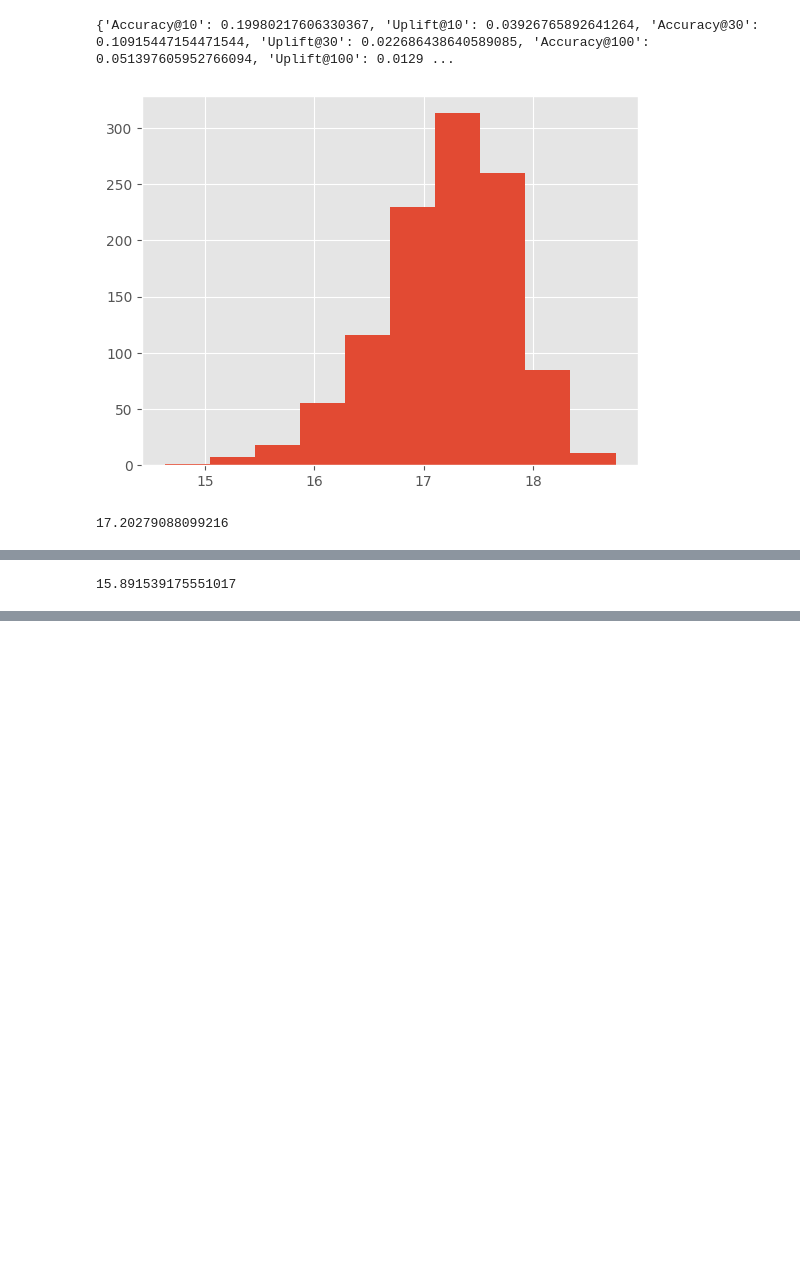
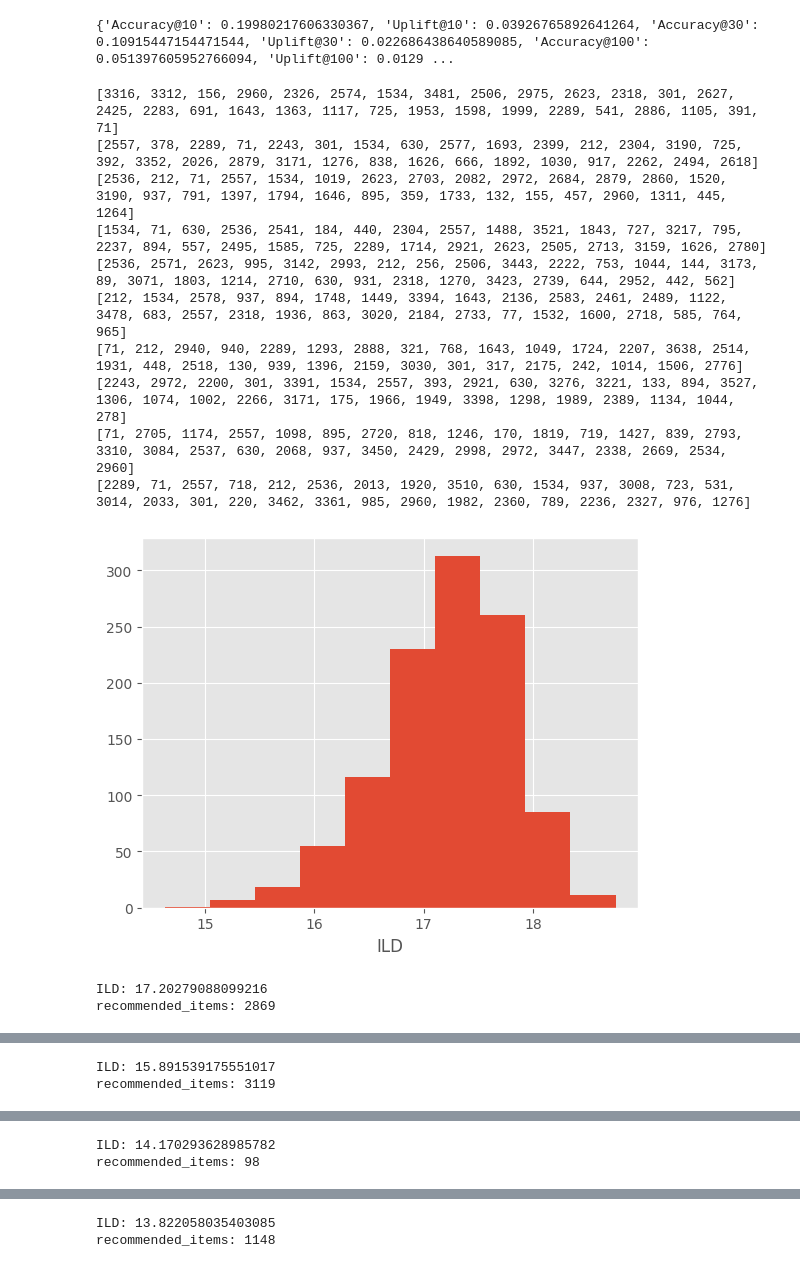
Before and after one commit to tishii2479/my-master-project, a Jupyter notebook: proj-03/notebooks/exp_diversity.ipynb, the cells around one changed output, grey strips where cells are left out. Drawn from its saved outputs; the diff is of its cells as text; code cells hidden in the pictures; blank space fills up the shorter version.

```diff
--- a/proj-03/notebooks/exp_diversity.ipynb
+++ b/proj-03/notebooks/exp_diversity.ipynb
@@ -17,14 +17,14 @@ user_n, item_n = params["user_n"], params["item_n"]
 # %% [output]
 params: {'user_n': 1096, 'item_n': 3664}
 # %%
-uplift_based_nn_model, losses, results = train_nn(
+uplift_based_nn_model, losses, results = train(
     df=df,
     user_n=user_n,
     item_n=item_n,
     args=Args(batch_size=1000, epochs=5000, model="nn", lmda=1e-8),
 )
 
-accuracy_based_nn_model, losses, results = train_nn(
+accuracy_based_nn_model, losses, results = train(
     df=df,
     user_n=user_n,
     item_n=item_n,
@@ -37,14 +37,14 @@ accuracy_based_nn_model, losses, results = train_nn(
     ),
 )
 
-uplift_based_mf_model, losses, results = train_nn(
+uplift_based_mf_model, losses, results = train(
     df=df,
     user_n=user_n,
     item_n=item_n,
     args=Args(batch_size=1000, epochs=5000, model="mf", lmda=1e-8),
 )
 
-accuracy_based_mf_model, losses, results = train_nn(
+accuracy_based_mf_model, losses, results = train(
     df=df,
     user_n=user_n,
     item_n=item_n,
@@ -80,29 +80,56 @@ accuracy_based_mf_model, losses, results = train_nn(
 # %%
 k = 30
 
-for model in [uplift_based_mf_model, accuracy_based_mf_model]:
+for model in [
+    uplift_based_mf_model,
+    accuracy_based_mf_model,
+    uplift_based_nn_model,
+    accuracy_based_nn_model,
+]:
     model.eval()
     s = []
+    rec_item_set = set()
+
+    embeddings = (
+        accuracy_based_nn_model.item_embedding.forward(torch.arange(item_n))
+        .cpu()
+        .detach()
+        .numpy()
+    )
     for u in tqdm.tqdm(range(user_n)):
         y = model.forward(
             u=torch.LongTensor([u] * item_n),
             i=torch.arange(item_n),
         )
         rec_list = y.argsort().cpu().detach().numpy()[::-1][:k].tolist()
-        embeddings = accuracy_based_nn_model.item_embedding.forward(
-            torch.LongTensor(rec_list)
-        ).cpu().detach().numpy()
+
+        if u < 10:
+            print(rec_list)
+        rec_item_set |= set(rec_list)
 
         d = 0
-        for i in range(k):
-            for j in range(k):
+        for i in rec_list:
+            for j in rec_list:
                 d += np.linalg.norm(embeddings[i] - embeddings[j])
         d /= k * k
         s.append(d)
 
     plt.hist(s)
+    plt.xlabel("ILD")
     plt.show()
-    print(sum(s) / len(s))
+    print("ILD:", sum(s) / len(s))
+    print("recommended_items:", len(rec_item_set))
 # %% [output]
+[3316, 3312, 156, 2960, 2326, 2574, 1534, 3481, 2506, 2975, 2623, 2318, 301, 2627, 2425, 2283, 691, 1643, 1363, 1117, 725, 1953, 1598, 1999, 2289, 541, 2886, 1105, 391, 71]
+[2557, 378, 2289, 71, 2243, 301, 1534, 630, 2577, 1693, 2399, 212, 2304, 3190, 725, 392, 3352, 2026, 2879, 3171, 1276, 838, 1626, 666, 1892, 1030, 917, 2262, 2494, 2618]
+[2536, 212, 71, 2557, 1534, 1019, 2623, 2703, 2082, 2972, 2684, 2879, 2860, 1520, 3190, 937, 791, 1397, 1794, 1646, 895, 359, 1733, 132, 155, 457, 2960, 1311, 445, 1264]
+[1534, 71, 630, 2536, 2541, 184, 440, 2304, 2557, 1488, 3521, 1843, 727, 3217, 795, 2237, 894, 557, 2495, 1585, 725, 2289, 1714, 2921, 2623, 2505, 2713, 3159, 1626, 2780]
+[2536, 2571, 2623, 995, 3142, 2993, 212, 256, 2506, 3443, 2222, 753, 1044, 144, 3173, 89, 3071, 1803, 1214, 2710, 630, 931, 2318, 1270, 3423, 2739, 644, 2952, 442, 562]
+[212, 1534, 2578, 937, 894, 1748, 1449, 3394, 1643, 2136, 2583, 2461, 2489, 1122, 3478, 683, 2557, 2318, 1936, 863, 3020, 2184, 2733, 77, 1532, 1600, 2718, 585, 764, 965]
+[71, 212, 2940, 940, 2289, 1293, 2888, 321, 768, 1643, 1049, 1724, 2207, 3638, 2514, 1931, 448, 2518, 130, 939, 1396, 2159, 3030, 301, 317, 2175, 242, 1014, 1506, 2776]
+[2243, 2972, 2200, 301, 3391, 1534, 2557, 393, 2921, 630, 3276, 3221, 133, 894, 3527, 1306, 1074, 1002, 2266, 3171, 175, 1966, 1949, 3398, 1298, 1989, 2389, 1134, 1044, 278]
+[71, 2705, 1174, 2557, 1098, 895, 2720, 818, 1246, 170, 1819, 719, 1427, 839, 2793, 3310, 3084, 2537, 630, 2068, 937, 3450, 2429, 2998, 2972, 3447, 2338, 2669, 2534, 2960]
+[2289, 71, 2557, 718, 212, 2536, 2013, 1920, 3510, 630, 1534, 937, 3008, 723, 531, 3014, 2033, 301, 220, 3462, 3361, 985, 2960, 1982, 2360, 789, 2236, 2327, 976, 1276]
-[figure, old version]
+[figure, new version]
-17.20279088099216
+ILD: 17.20279088099216
+recommended_items: 2869
@@ -110 +147,2 @@ for model in [uplift_based_mf_model, accuracy_based_mf_model]:
-15.891539175551017
+ILD: 15.891539175551017
+recommended_items: 3119
@@ -110,0 +160,2 @@ for model in [uplift_based_mf_model, accuracy_based_mf_model]:
+ILD: 14.170293628985782
+recommended_items: 98
@@ -110,0 +173,2 @@ for model in [uplift_based_mf_model, accuracy_based_mf_model]:
+ILD: 13.822058035403085
+recommended_items: 1148
```
Also changed, not shown: parts of 1 cell of this notebook, 12 other files.
